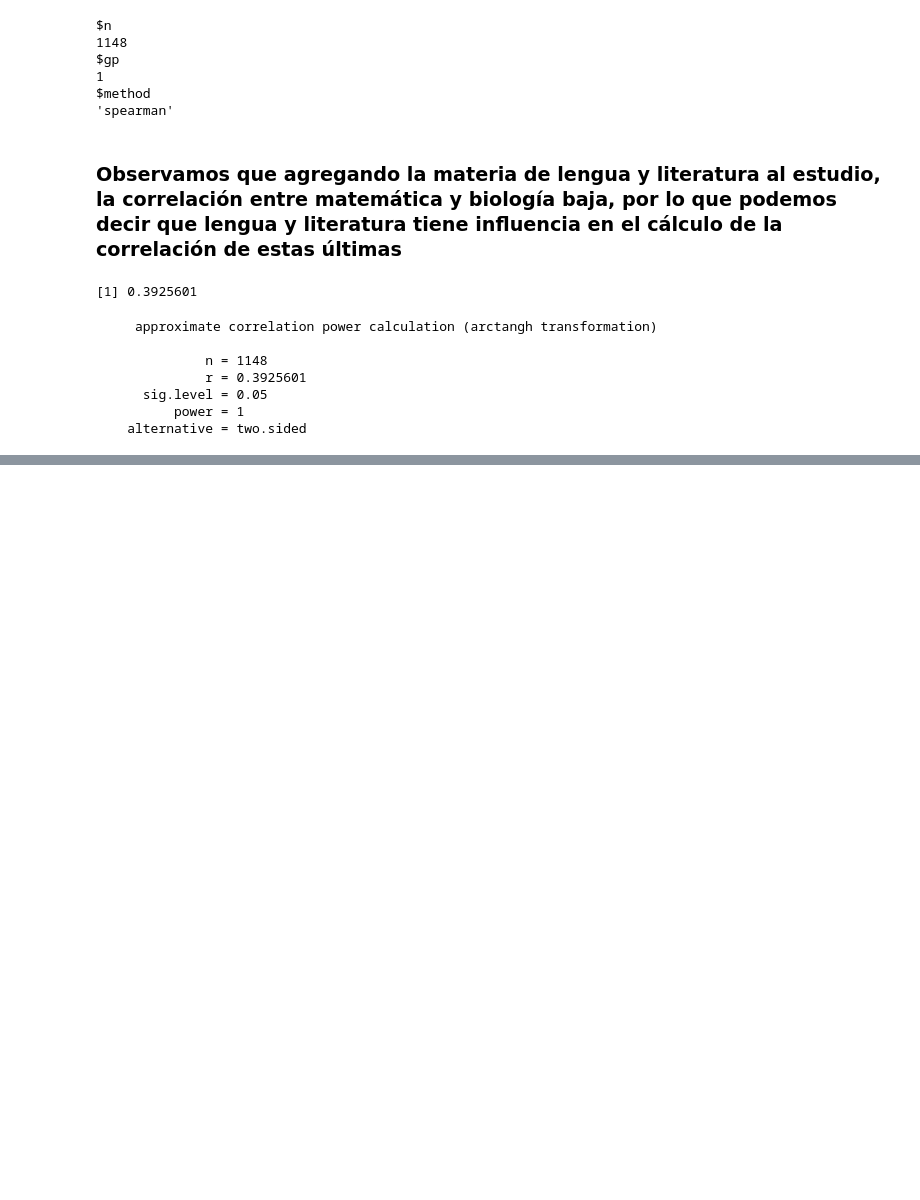
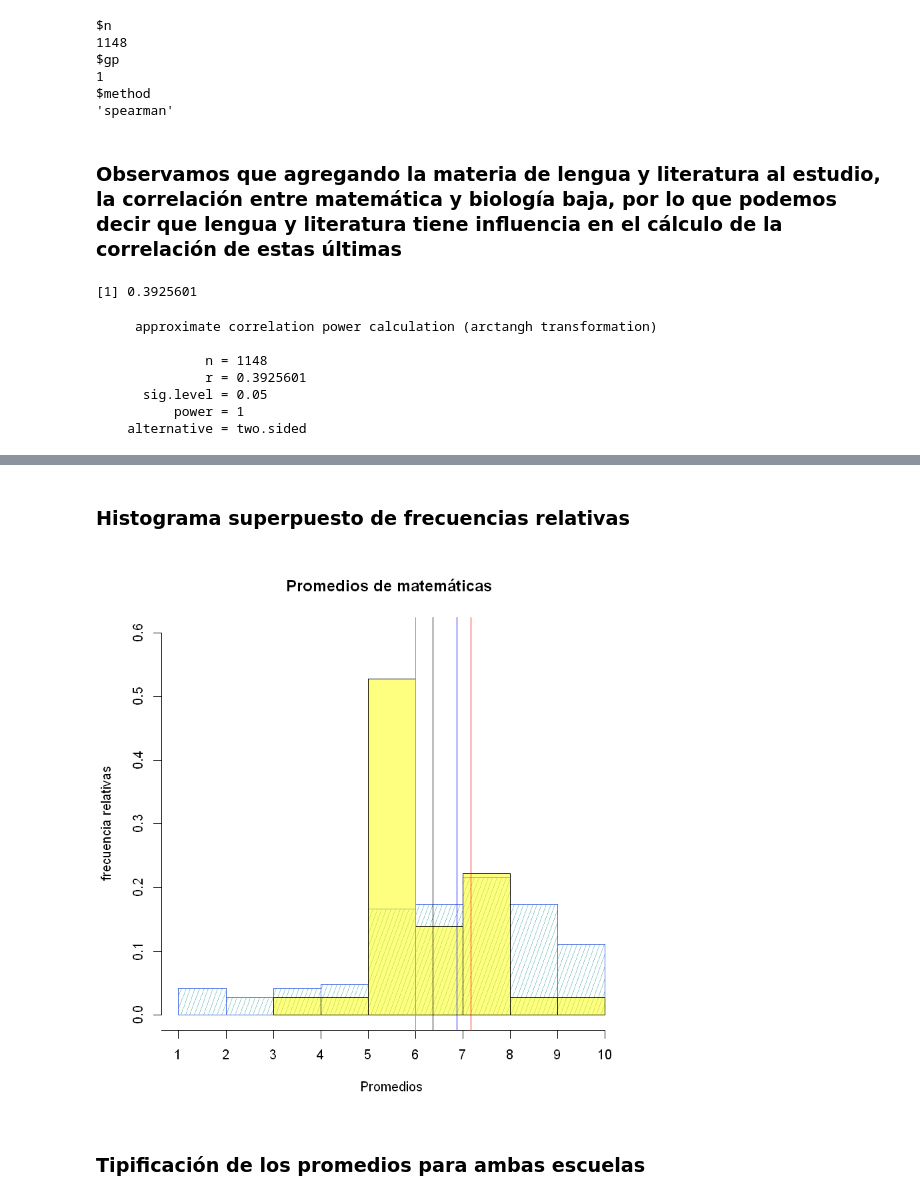
Before and after one commit to Nefertumm/EDM_2023, a Jupyter notebook: Dataset_escuelas/TP1.ipynb, the cells around one changed output, grey strips where cells are left out. Cells and saved outputs as stored; diff of their text form; code cells hidden in the pictures; blank space fills up the shorter version.

```diff
--- a/Dataset_escuelas/TP1.ipynb
+++ b/Dataset_escuelas/TP1.ipynb
@@ -1724,0 +1792,19 @@ pwr.r.test(n = length(row.names(dataN)), r = pcor1, sig.level = .05, power = NUL
+# %% [markdown]
+### Histograma superpuesto de frecuencias relativas
+# %%
+hist(x,probability = TRUE, col="paleturquoise3",border="royalblue",breaks = "Sturges", ylim = c(0, 0.6),
+     density=20,angle=70, xlab="Promedios", ylab="frecuencia relativas", main="Promedios de matemáticas ")
+hist(y,probability = TRUE, add = TRUE, col = rgb(1, 1, 0, alpha = 0.5))
+axis(1, at = 0:10)
+mean_x <- mean(x,na.rm=TRUE)
+med_x <- median(x,na.rm=TRUE)
+mean_y <- mean(y,na.rm=TRUE)
+med_y <- median(y,na.rm=TRUE)
+abline(v = mean_x, col = 'blue')
+abline(v = med_x, col = 'red')
+abline(v = mean_y, col = 'black')
+abline(v = med_y, col = 'green')
+# %% [output]
+[figure, added]
+# %% [markdown]
+### Tipificación de los promedios para ambas escuelas
```
Also changed, not shown: parts of 19 cells of this notebook, 1 other file.
